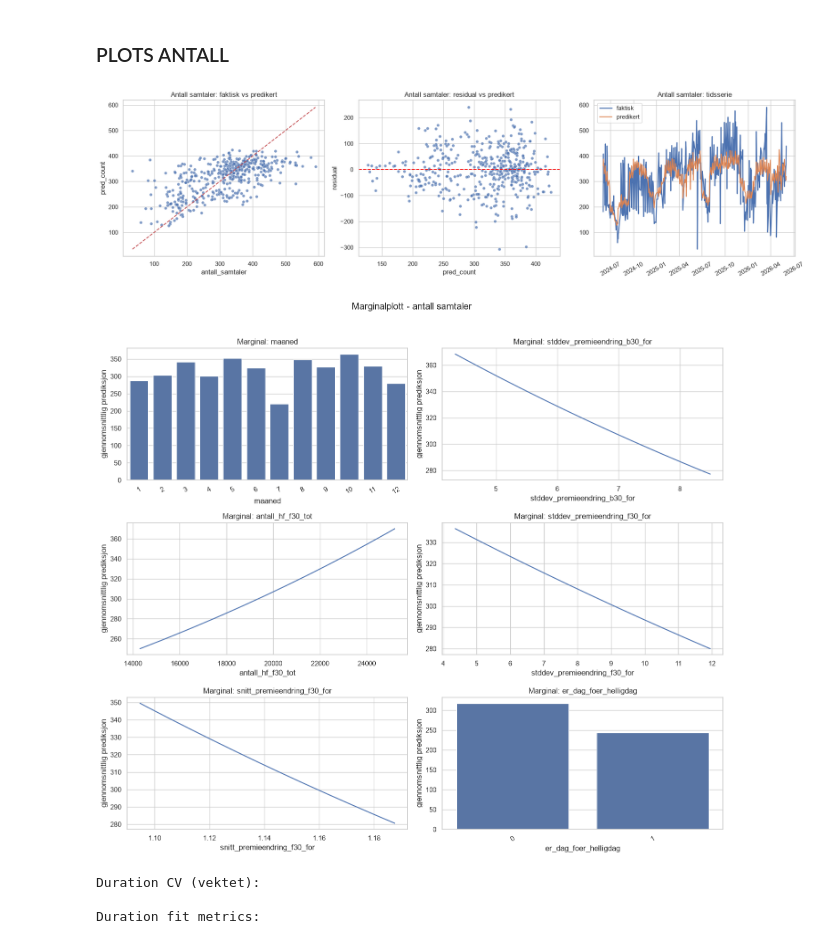
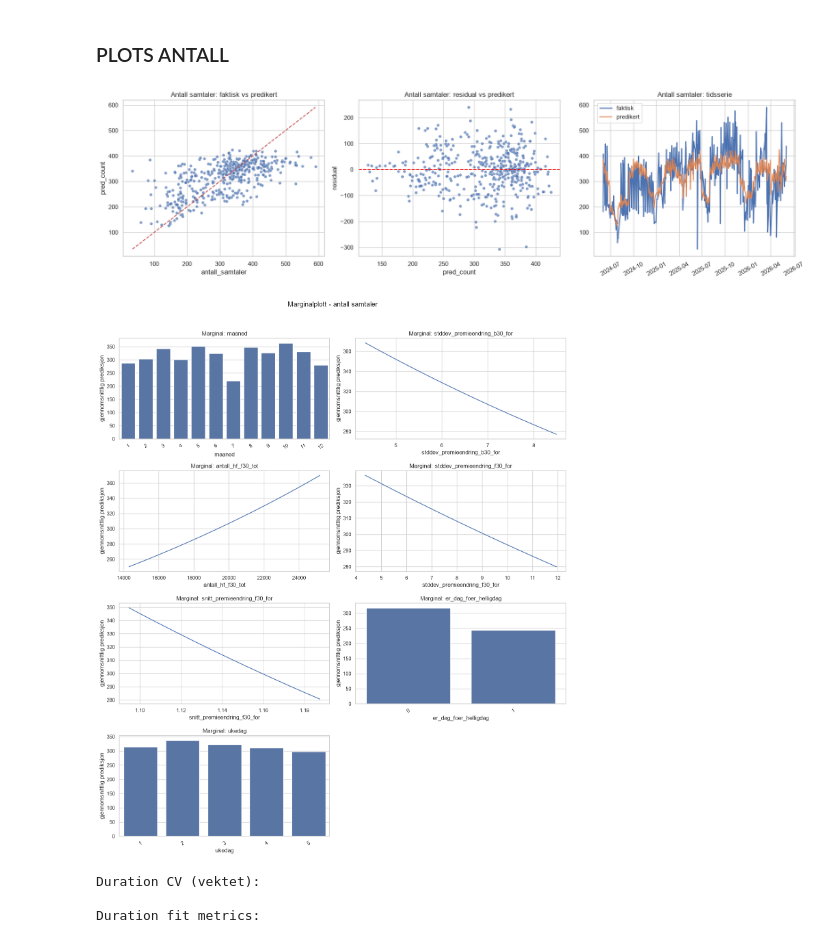
Before and after one commit to adnerolstad-klp/inngangsanalyse, a Jupyter notebook: code/notebooks/06_manuell_variabeltesting.ipynb, the cells around one changed output. Cells and saved outputs as stored; diff of their text form; code cells hidden in the pictures.

```diff
--- a/code/notebooks/06_manuell_variabeltesting.ipynb
+++ b/code/notebooks/06_manuell_variabeltesting.ipynb
@@ -167,7 +167,7 @@ def _ordered_levels(series, col, max_levels=10):
     return vals[:max_levels]
 
 
-def plot_marginal_effects(model, X_ref, feature_cols, categorical_cols, title, max_vars=6):
+def plot_marginal_effects(model, X_ref, feature_cols, categorical_cols, title, max_vars=8):
     vars_to_plot = feature_cols[:max_vars]
     if not vars_to_plot:
         return
@@ -384,24 +384,24 @@ dtype: float64
 # %%
 # Diagnostikk + marginalplott: antall samtaler
 plot_diagnostics(
     df_plot=count_frame,
     y_col=COUNT_TARGET,
     pred_col="pred_count",
     date_col="ankomst_dato",
     title="Antall samtaler",
 )
 
 plot_marginal_effects(
     model=count_model,
     X_ref=count_frame[count_feature_cols],
     feature_cols=count_feature_cols,
     categorical_cols=cat_count,
     title="Marginalplott - antall samtaler",
-    max_vars=min(6, len(count_feature_cols)),
+    max_vars=min(8, len(count_feature_cols)),
 )
 # %% [output]
 [figure]
-[figure, old version]
+[figure, new version]
 # %%
 # 2) Modell for snitt behandlingstid (Ridge, vektet med antall samtaler)
 duration_cv_metrics = cross_validate_mean_duration_model(
```
Also changed, not shown: parts of 1 cell of this notebook, 3 other files.
